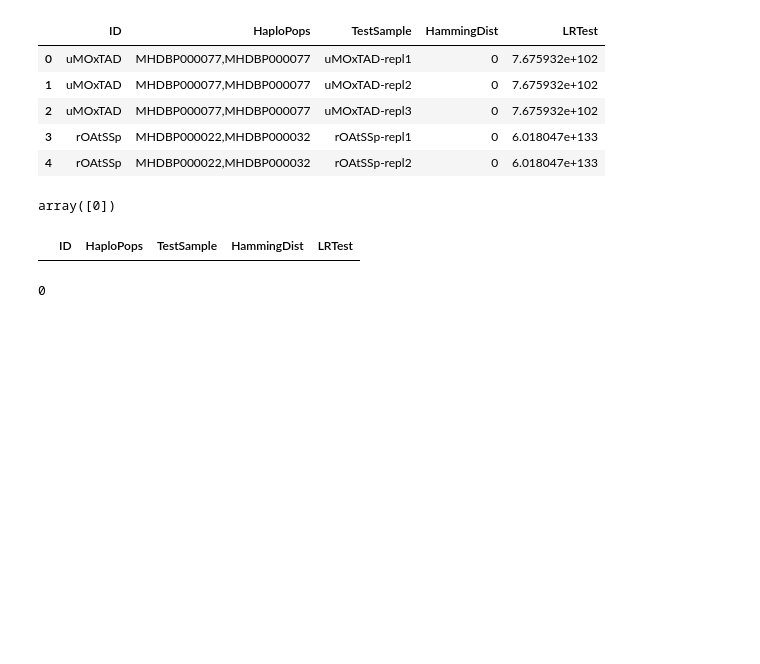
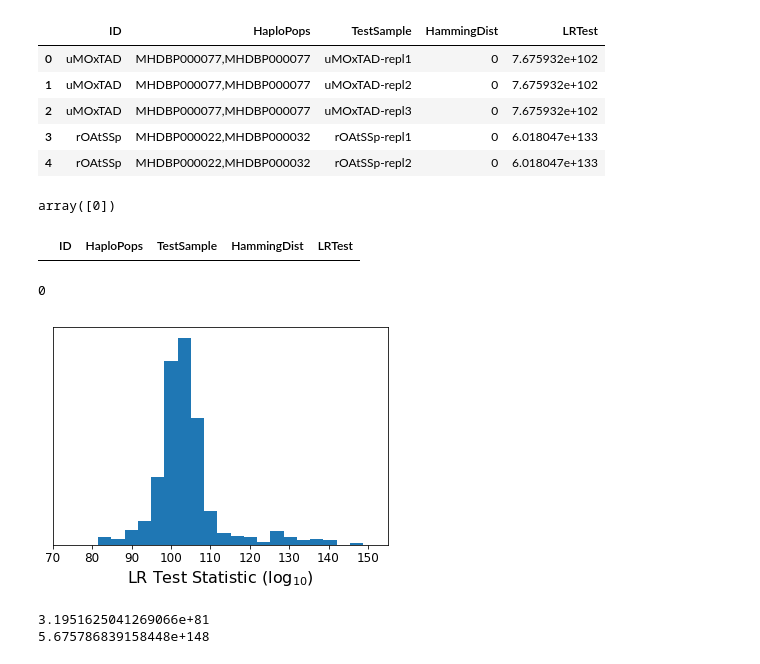
Before and after one commit to bioforensics/MicroHapulator, a Jupyter notebook: notebook/usa8k/sample-matching.ipynb, the cells around one changed output. Cells and saved outputs as stored; diff of their text form; code cells hidden in the pictures; blank space fills up the shorter version.

Commit message:
Sample matching graphic

```diff
--- a/notebook/usa8k/sample-matching.ipynb
+++ b/notebook/usa8k/sample-matching.ipynb
@@ -3,7 +3,15 @@
 import matplotlib
 from matplotlib import pyplot as plt
 import microhapulator
+import numpy
 import pandas
+import seaborn
+
+matplotlib.rcParams['axes.labelsize'] = 16
+matplotlib.rcParams['xtick.labelsize'] = 12
+matplotlib.rcParams['ytick.labelsize'] = 12
+matplotlib.rcParams['savefig.dpi'] = 300
+seaborn.set_context({"figure.figsize": (16, 8)})
 # %%
 reseq = pandas.read_csv('sample-match-reseq-eval.tsv', sep='\t')
 samepop = pandas.read_csv('sample-match-samepop-eval.tsv', sep='\t')
@@ -31,3 +39,16 @@ hd1
 len(hd1)
 # %% [output]
 0
+# %%
+_ = plt.hist(numpy.log10(reseq.LRTest), bins=20)
+_ = plt.xlim(70, 155)
+_ = plt.yticks([])
+_ = plt.xlabel(r'LR Test Statistic ($\log_{10}$)')
+# %% [output]
+[figure, added]
+# %%
+print(min(reseq.LRTest))
+print(max(reseq.LRTest))
+# %% [output]
+3.1951625041269066e+81
+5.675786839158448e+148
```
Also changed, not shown: parts of 10 cells of this notebook, 1 other file.
